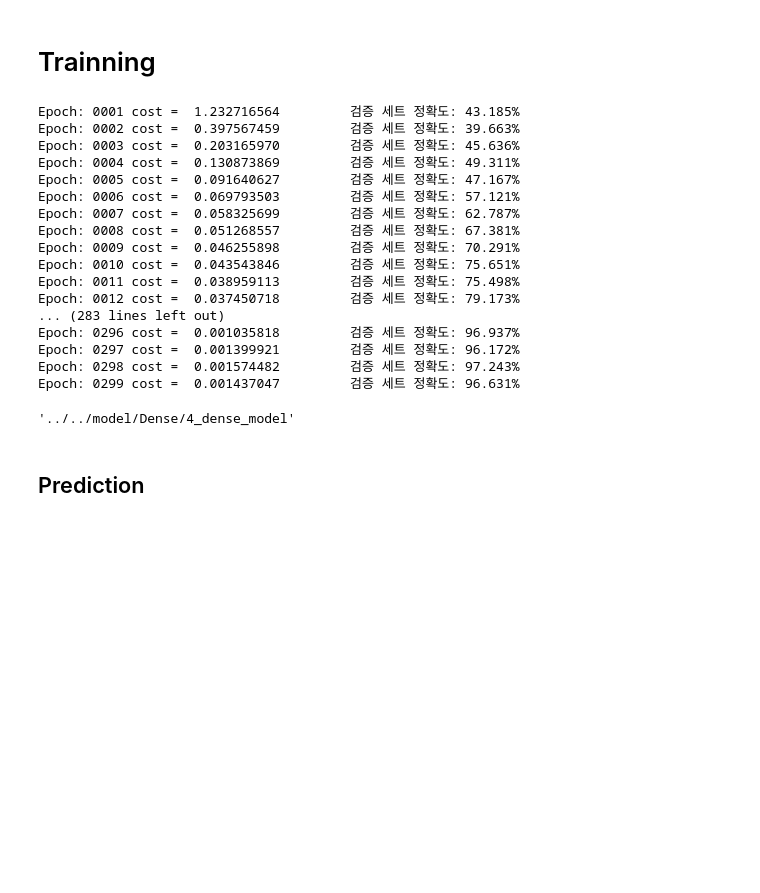
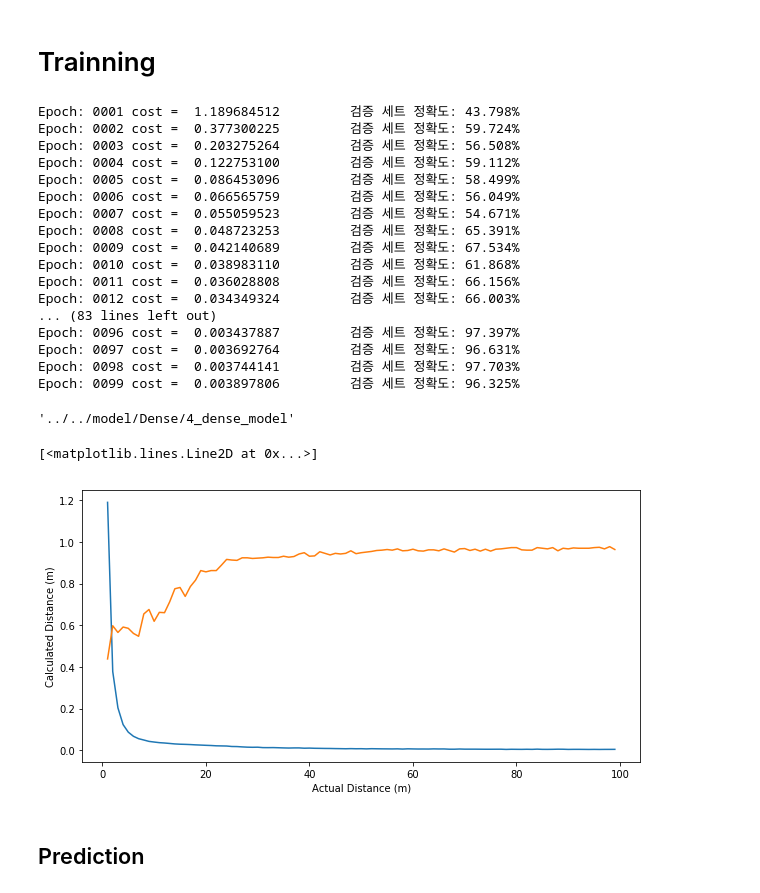
Before and after one commit to gunhoo/Drone-Tracking, a Jupyter notebook: notebook/DNN/Dense-Train-4.ipynb, the cells around one changed output. Cells and saved outputs as stored; diff of their text form; code cells hidden in the pictures; blank space fills up the shorter version.

Commit message:
add epoch-cost graph

```diff
--- a/notebook/DNN/Dense-Train-4.ipynb
+++ b/notebook/DNN/Dense-Train-4.ipynb
@@ -218,10 +218,14 @@ with tf.name_scope("eval"):
 from sklearn.metrics import accuracy_score
 # %%
 #original
+epochX = []
+costY = []
+accuracyY = []
+
 batch_size = 32
 cost_history = np.empty(shape=[1], dtype=float)
 with tf.device("/gpu:0"):
-    for epoch in range(1,training_epochs):
+    for epoch in range(1,100):
         avg_cost = 0
 #    total_batch = int(X_train.shape[0] / batch_size)
         for i in range( int(math.ceil(len(X_train)/batch_size)) ): # 배치 사이즈로 나눈 나머지 다 돌 수 있게
@@ -235,27 +239,50 @@ with tf.device("/gpu:0"):
         val_pred = sess.run(tf.argmax(logits,1),feed_dict={X: X_val , keep_prob:1})
         val_true = sess.run(tf.argmax(y_val,1))
         accuracy_val = accuracy_score(val_pred, val_true)
+        epochX.append(epoch)
+        costY.append(avg_cost/len(X_train))
+        accuracyY.append(accuracy_val)
         print('Epoch:', '%04d' % (epoch), 'cost = ', '{:.9f}'.format(avg_cost / len(X_train)), "\t검증 세트 정확도: {:.3f}%".format(accuracy_val * 100),)
 saver.save(sess, model_path)
 # %% [output]
-Epoch: 0001 cost =  1.232716564         검증 세트 정확도: 43.185%
-Epoch: 0002 cost =  0.397567459         검증 세트 정확도: 39.663%
-Epoch: 0003 cost =  0.203165970         검증 세트 정확도: 45.636%
-Epoch: 0004 cost =  0.130873869         검증 세트 정확도: 49.311%
-Epoch: 0005 cost =  0.091640627         검증 세트 정확도: 47.167%
-Epoch: 0006 cost =  0.069793503         검증 세트 정확도: 57.121%
-Epoch: 0007 cost =  0.058325699         검증 세트 정확도: 62.787%
-Epoch: 0008 cost =  0.051268557         검증 세트 정확도: 67.381%
-Epoch: 0009 cost =  0.046255898         검증 세트 정확도: 70.291%
-Epoch: 0010 cost =  0.043543846         검증 세트 정확도: 75.651%
-Epoch: 0011 cost =  0.038959113         검증 세트 정확도: 75.498%
-Epoch: 0012 cost =  0.037450718         검증 세트 정확도: 79.173%
-... (283 lines left out)
-Epoch: 0296 cost =  0.001035818         검증 세트 정확도: 96.937%
-Epoch: 0297 cost =  0.001399921         검증 세트 정확도: 96.172%
-Epoch: 0298 cost =  0.001574482         검증 세트 정확도: 97.243%
-Epoch: 0299 cost =  0.001437047         검증 세트 정확도: 96.631%
+Epoch: 0001 cost =  1.189684512         검증 세트 정확도: 43.798%
+Epoch: 0002 cost =  0.377300225         검증 세트 정확도: 59.724%
+Epoch: 0003 cost =  0.203275264         검증 세트 정확도: 56.508%
+Epoch: 0004 cost =  0.122753100         검증 세트 정확도: 59.112%
+Epoch: 0005 cost =  0.086453096         검증 세트 정확도: 58.499%
+Epoch: 0006 cost =  0.066565759         검증 세트 정확도: 56.049%
+Epoch: 0007 cost =  0.055059523         검증 세트 정확도: 54.671%
+Epoch: 0008 cost =  0.048723253         검증 세트 정확도: 65.391%
+Epoch: 0009 cost =  0.042140689         검증 세트 정확도: 67.534%
+Epoch: 0010 cost =  0.038983110         검증 세트 정확도: 61.868%
+Epoch: 0011 cost =  0.036028808         검증 세트 정확도: 66.156%
+Epoch: 0012 cost =  0.034349324         검증 세트 정확도: 66.003%
+... (83 lines left out)
+Epoch: 0096 cost =  0.003437887         검증 세트 정확도: 97.397%
+Epoch: 0097 cost =  0.003692764         검증 세트 정확도: 96.631%
+Epoch: 0098 cost =  0.003744141         검증 세트 정확도: 97.703%
+Epoch: 0099 cost =  0.003897806         검증 세트 정확도: 96.325%
 '../../model/Dense/4_dense_model'
+# %%
+import matplotlib.pyplot as plt
+%matplotlib inline
+
+fig= plt.figure(figsize=(10,5))
+axes= fig.add_subplot(111)
+
+
+axes.plot(epochX, costY)
+plt.xlabel('Actual Distance (m)')
+plt.ylabel('Calculated Distance (m)')
+
+axes.plot(epochX, accuracyY)
+#axes.set_yticks([0,10,20,30,40,50,60,70])
+#plt.show()
+
+#plt.savefig('graph7-04percentage.png',dpi=900)
+# %% [output]
+[<matplotlib.lines.Line2D at 0x...>]
+[figure, added]
 # %% [markdown]
 ## Prediction
 # %%
```
Also changed, not shown: parts of 1 cell of this notebook, 17 other files.
